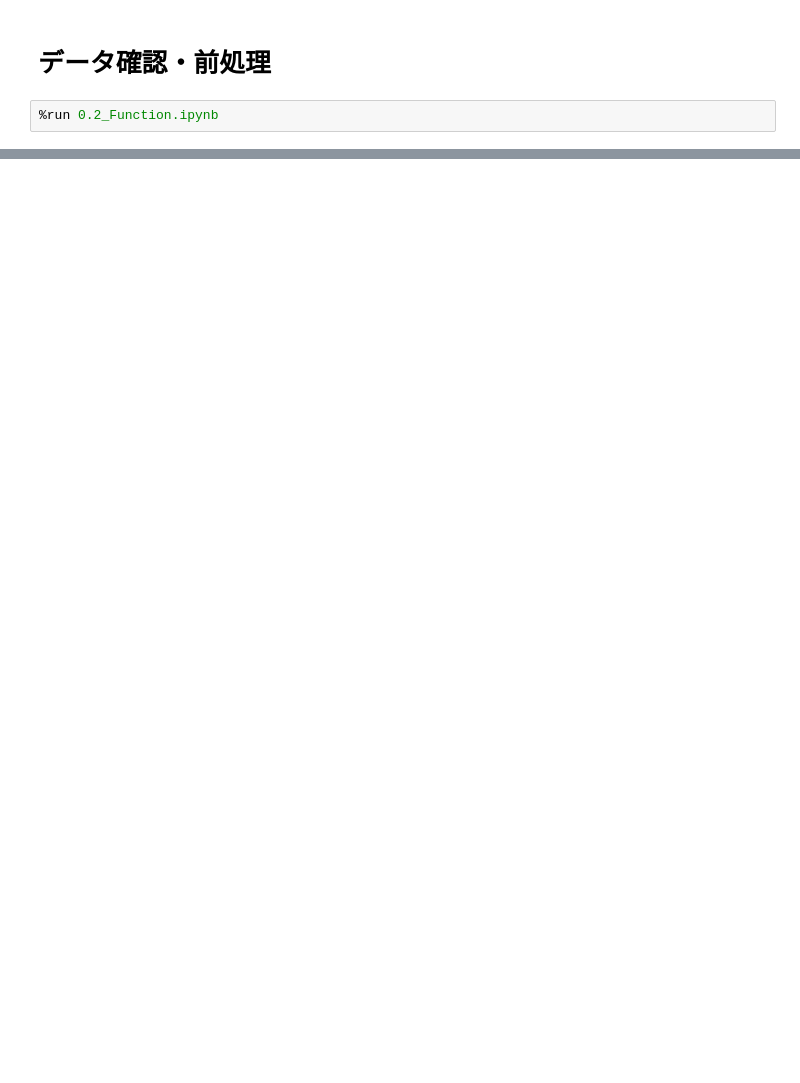
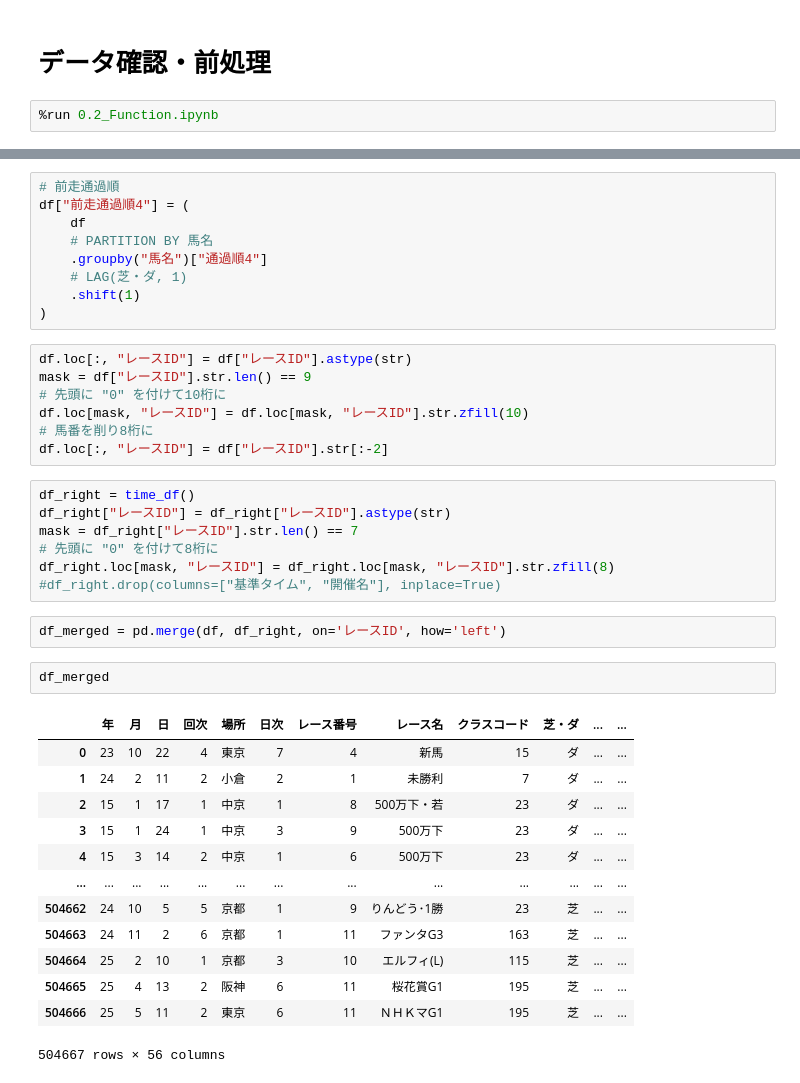
Before and after one commit to syamaguc/unicorn, a Jupyter notebook: book/notebooks/0.3.1_Pre-Processing.ipynb, the cells around one changed output, grey strips where cells are left out. Saved outputs shown, nothing was run; the diff lists cells and outputs as text; blank space fills up the shorter version.

```diff
--- a/book/notebooks/0.3.1_Pre-Processing.ipynb
+++ b/book/notebooks/0.3.1_Pre-Processing.ipynb
@@ -117,0 +216,41 @@ df[["レースID", "補正タイム", "走破タイム", "上がり3Fタイム"]
+# %%
+# 前走通過順
+df["前走通過順4"] = (
+    df
+    # PARTITION BY 馬名
+    .groupby("馬名")["通過順4"]
+    # LAG(芝・ダ, 1)
+    .shift(1)
+)
+# %%
+df.loc[:, "レースID"] = df["レースID"].astype(str)
+mask = df["レースID"].str.len() == 9
+# 先頭に "0" を付けて10桁に
+df.loc[mask, "レースID"] = df.loc[mask, "レースID"].str.zfill(10)
+# 馬番を削り8桁に
+df.loc[:, "レースID"] = df["レースID"].str[:-2]
+# %%
+df_right = time_df()
+df_right["レースID"] = df_right["レースID"].astype(str)
+mask = df_right["レースID"].str.len() == 7
+# 先頭に "0" を付けて8桁に
+df_right.loc[mask, "レースID"] = df_right.loc[mask, "レースID"].str.zfill(8)
+#df_right.drop(columns=["基準タイム", "開催名"], inplace=True)
+# %%
+df_merged = pd.merge(df, df_right, on='レースID', how='left')
+# %%
+df_merged
+# %% [output]
+|  | 年 | 月 | 日 | 回次 | 場所 | 日次 | レース番号 | レース名 | クラスコード | 芝・ダ | ... | ... |
+| 0 | 23 | 10 | 22 | 4 | 東京 | 7 | 4 | 新馬 | 15 | ダ | ... | ... |
+| 1 | 24 | 2 | 11 | 2 | 小倉 | 2 | 1 | 未勝利 | 7 | ダ | ... | ... |
+| 2 | 15 | 1 | 17 | 1 | 中京 | 1 | 8 | 500万下・若 | 23 | ダ | ... | ... |
+| 3 | 15 | 1 | 24 | 1 | 中京 | 3 | 9 | 500万下 | 23 | ダ | ... | ... |
+| 4 | 15 | 3 | 14 | 2 | 中京 | 1 | 6 | 500万下 | 23 | ダ | ... | ... |
+| ... | ... | ... | ... | ... | ... | ... | ... | ... | ... | ... | ... | ... |
+| 504662 | 24 | 10 | 5 | 5 | 京都 | 1 | 9 | りんどう･1勝 | 23 | 芝 | ... | ... |
+| 504663 | 24 | 11 | 2 | 6 | 京都 | 1 | 11 | ファンタG3 | 163 | 芝 | ... | ... |
+| 504664 | 25 | 2 | 10 | 1 | 京都 | 3 | 10 | エルフィ(L) | 115 | 芝 | ... | ... |
+| 504665 | 25 | 4 | 13 | 2 | 阪神 | 6 | 11 | 桜花賞G1 | 195 | 芝 | ... | ... |
+| 504666 | 25 | 5 | 11 | 2 | 東京 | 6 | 11 | ＮＨＫマG1 | 195 | 芝 | ... | ... |
+504667 rows × 56 columns
```
Also changed, not shown: parts of 18 cells of this notebook, 5 other files.
